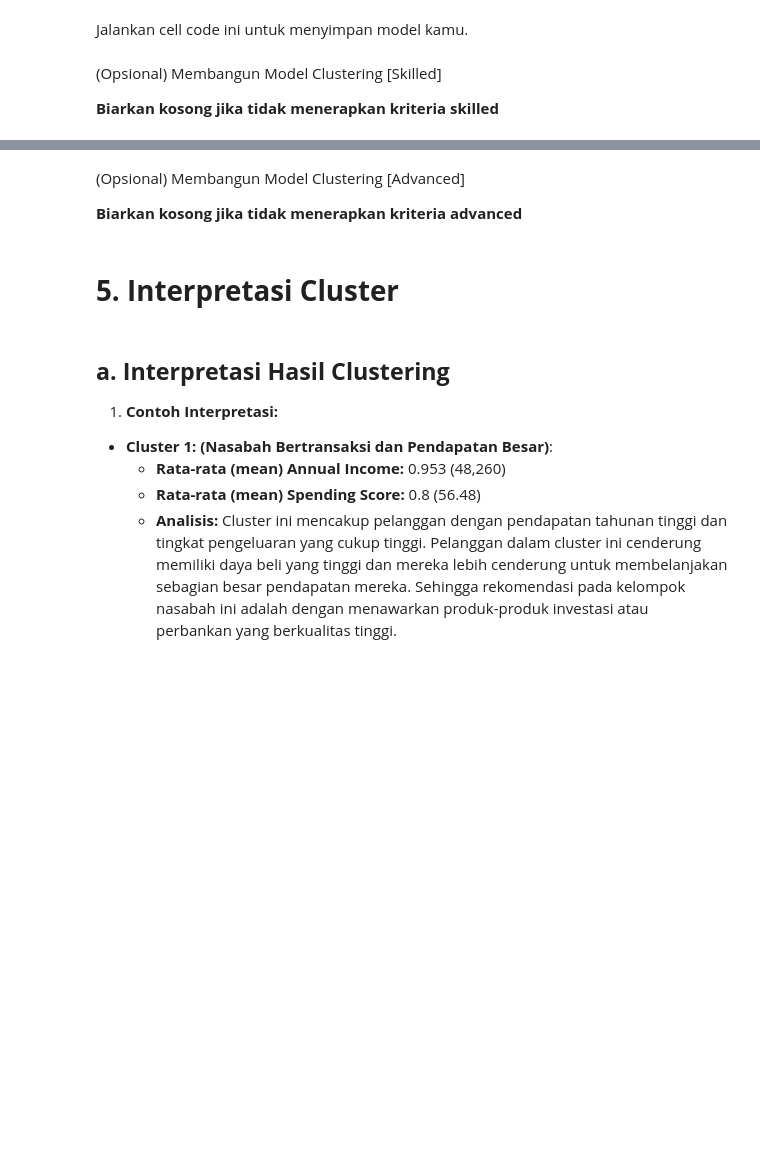
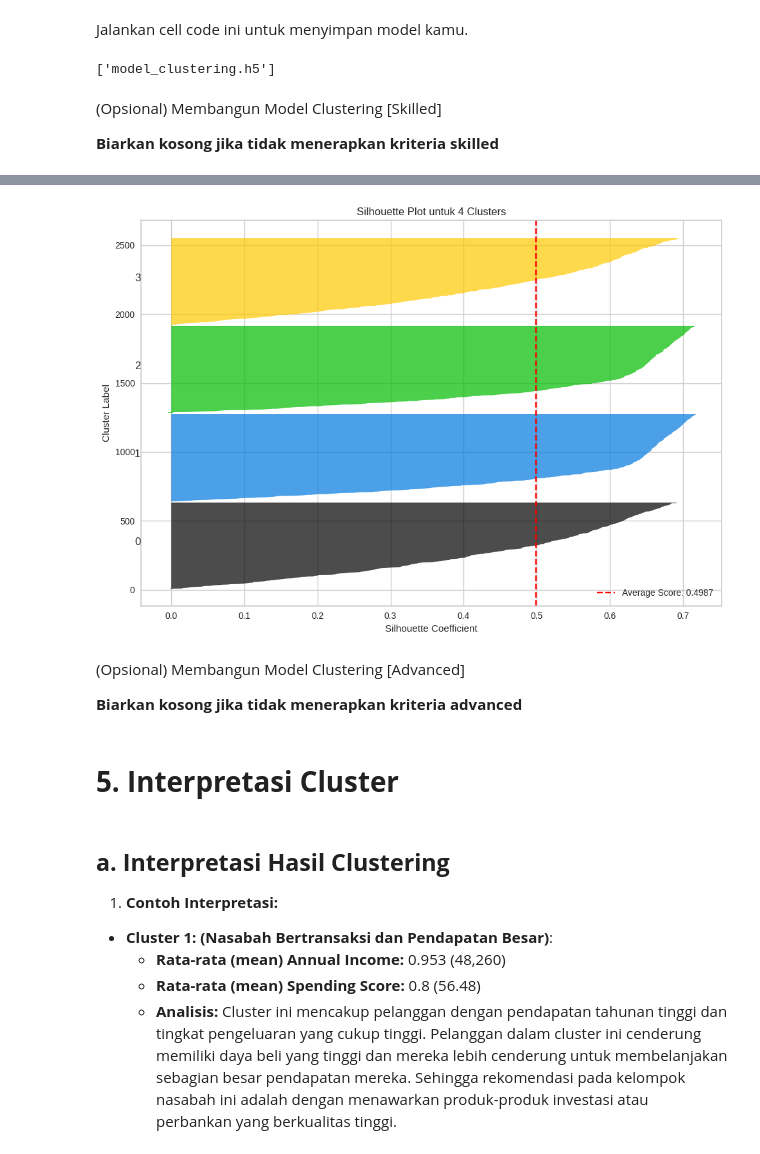
Before and after one commit to amrrmadhn/bmlp-dicoding, a Jupyter notebook: Clustering/[Clustering] Submission Akhir BMLP_Ammar Ramadhan.ipynb, the cells around one changed output, grey strips where cells are left out. Drawn from its saved outputs; the diff is of its cells as text; code cells hidden in the pictures; blank space fills up the shorter version.

```diff
--- a/Clustering/[Clustering] Submission Akhir BMLP_Ammar Ramadhan.ipynb
+++ b/Clustering/[Clustering] Submission Akhir BMLP_Ammar Ramadhan.ipynb
@@ -489,8 +765,9 @@ Pada tahap ini, Anda membangun model clustering dengan memilih algoritma yang se
 Jalankan cell code ini untuk menyimpan model kamu.
 # %%
 # Menyimpan model menggunakan joblib
-# import joblib
-# joblib.dump(___, "model_clustering.h5")
+joblib.dump(kmeans, "model_clustering.h5")
+# %% [output]
+['model_clustering.h5']
 # %% [markdown]
 (Opsional) Membangun Model Clustering [Skilled]
 
@@ -499,0 +775,70 @@ Jalankan cell code ini untuk menyimpan model kamu.
+# %%
+# Menghitung dan menampilkan nilai Silhouette Score.
+from sklearn.metrics import silhouette_score, silhouette_samples
+
+# Menghitung Silhouette Score
+silhouette_avg = silhouette_score(df_scaled_numeric, df_scaled['Cluster'])
+
+print(f"\nSilhouette Score: {silhouette_avg:.4f}")
+print("\nInterpretasi Silhouette Score:")
+print("  • 0.71 - 1.00 : Struktur cluster SANGAT BAIK")
+print("  • 0.51 - 0.70 : Struktur cluster BAIK")
+print("  • 0.26 - 0.50 : Struktur cluster CUKUP (weak structure)")
+print("  • < 0.25      : Struktur cluster BURUK (no structure)")
+
+# Interpretasi hasil
+if silhouette_avg >= 0.71:
+    interpretation = "SANGAT BAIK ✓✓✓"
+elif silhouette_avg >= 0.51:
+    interpretation = "BAIK ✓✓"
+elif silhouette_avg >= 0.26:
+    interpretation = "CUKUP ✓"
+else:
+    interpretation = "BURUK ✗"
+
+print(f"\nKualitas Clustering: {interpretation}")
+
+# Menghitung Silhouette Score per sample
+sample_silhouette_values = silhouette_samples(df_scaled_numeric, df_scaled['Cluster'])
+
+# Silhouette score per cluster
+print("\n" + "="*70)
+print("SILHOUETTE SCORE PER CLUSTER")
+print("="*70)
+for i in range(optimal_k):
+    cluster_silhouette_values = sample_silhouette_values[df_scaled['Cluster'] == i]
+    print(f"Cluster {i}: {cluster_silhouette_values.mean():.4f} (n={len(cluster_silhouette_values)})")
+
+# Visualisasi Silhouette Plot
+fig, ax = plt.subplots(figsize=(10, 7))
+y_lower = 10
+
+for i in range(optimal_k):
+    # Aggregate silhouette scores untuk cluster i
+    ith_cluster_silhouette_values = sample_silhouette_values[df_scaled['Cluster'] == i]
+    ith_cluster_silhouette_values.sort()
+
+    size_cluster_i = ith_cluster_silhouette_values.shape[0]
+    y_upper = y_lower + size_cluster_i
+
+    color = plt.cm.nipy_spectral(float(i) / optimal_k)
+    ax.fill_betweenx(np.arange(y_lower, y_upper),
+                      0, ith_cluster_silhouette_values,
+                      facecolor=color, edgecolor=color, alpha=0.7)
+
+    # Label cluster
+    ax.text(-0.05, y_lower + 0.5 * size_cluster_i, str(i))
+    y_lower = y_upper + 10
+
+ax.set_title(f'Silhouette Plot untuk {optimal_k} Clusters')
+ax.set_xlabel('Silhouette Coefficient')
+ax.set_ylabel('Cluster Label')
+
+# Garis vertikal untuk rata-rata silhouette score
+ax.axvline(x=silhouette_avg, color="red", linestyle="--",
+           label=f'Average Score: {silhouette_avg:.4f}')
+ax.legend()
+
+plt.tight_layout()
+plt.show()
+# %% [output]
@@ -500,3 +862,4 @@ Jalankan cell code ini untuk menyimpan model kamu.
+[figure, added]
 # %%
 # Membuat visualisasi hasil clustering
 # %% [markdown]
```
Also changed, not shown: parts of 25 cells of this notebook.
